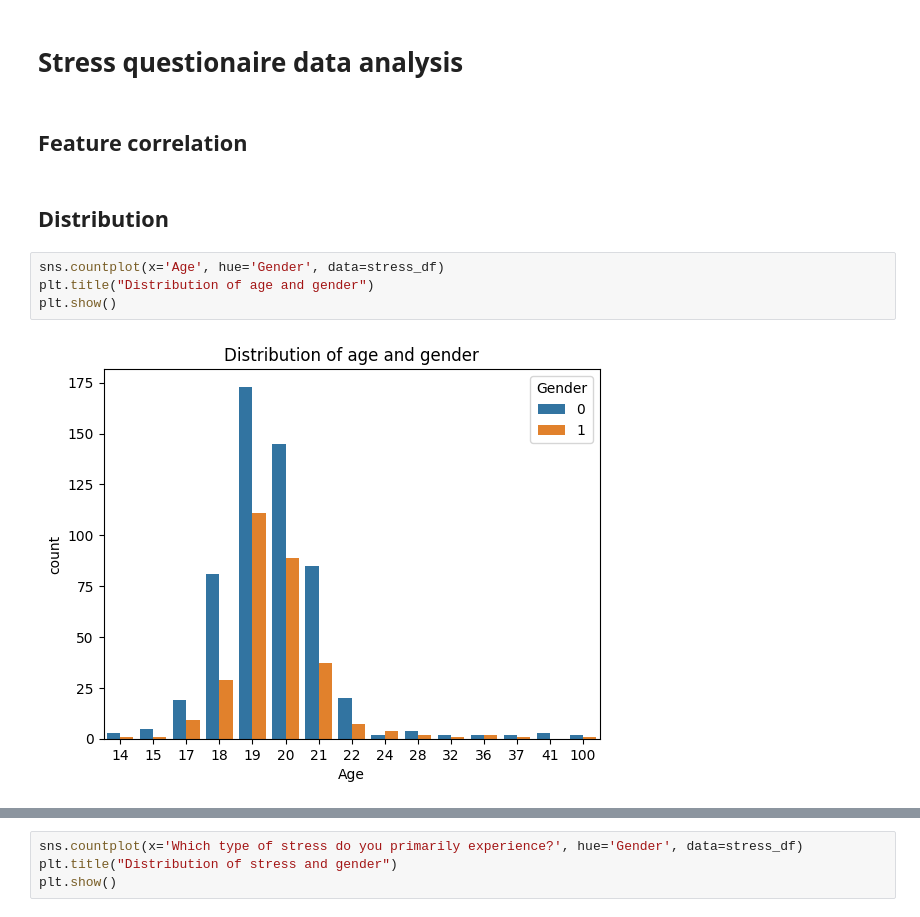
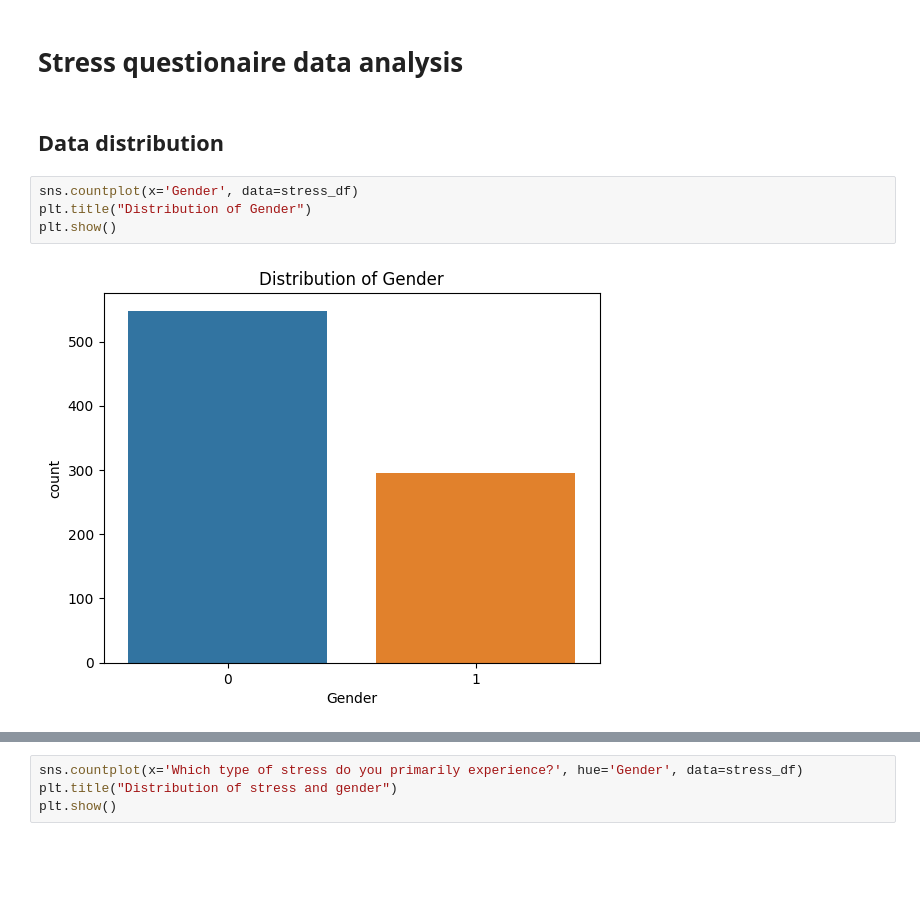
Before and after one commit to 0xRobinman/Kaggle-notebooks, a Jupyter notebook: notebooks/Student_stress.ipynb, the cells around one changed output, grey strips where cells are left out. Cells and saved outputs as stored; diff of their text form; blank space fills up the shorter version.

Commit message:
Student stress analysis

```diff
--- a/notebooks/Student_stress.ipynb
+++ b/notebooks/Student_stress.ipynb
@@ -154,13 +156,11 @@ plt.show()
 [figure]
 # %% [markdown]
 # Stress questionaire data analysis
-# %% [markdown]
-## Feature correlation
-# %% [markdown]
-## Distribution
+# %% [markdown]
+## Data distribution
 # %%
-sns.countplot(x='Age', hue='Gender', data=stress_df)
-plt.title("Distribution of age and gender")
+sns.countplot(x='Gender', data=stress_df)
+plt.title("Distribution of Gender")
 plt.show()
 # %% [output]
-[figure, old version]
+[figure, new version]
```
Also changed, not shown: parts of 12 cells of this notebook.
